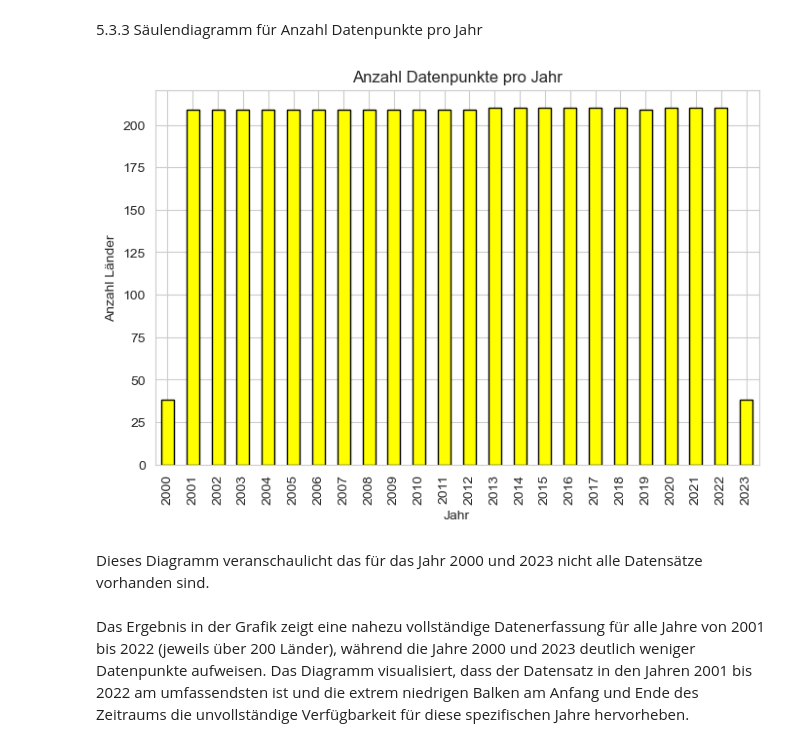
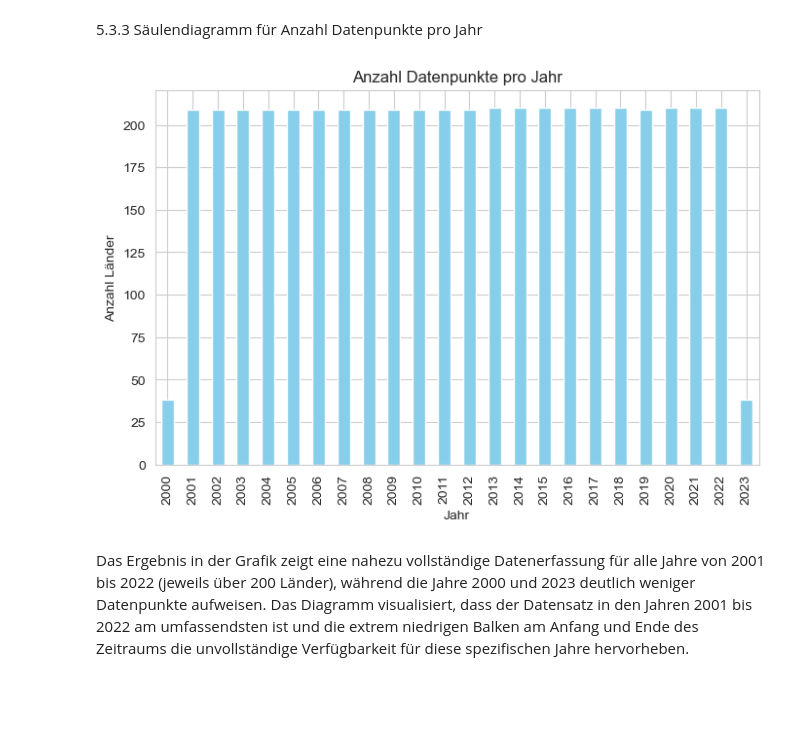
Before and after one commit to sahitero/Leisungsnachweis-2-Phyton-Sina-Eronita-Naomi, a Jupyter notebook: LN-2.ipynb, the cells around one changed output. Cells and saved outputs as stored; diff of their text form; code cells hidden in the pictures; blank space fills up the shorter version.

```diff
--- a/LN-2.ipynb
+++ b/LN-2.ipynb
@@ -896,15 +898,13 @@ plt.show()
 5.3.3 Säulendiagramm für Anzahl Datenpunkte pro Jahr
 # %%
 plt.figure(figsize=(8,5))
-df['Year'].value_counts().sort_index().plot(kind='bar', color='yellow', edgecolor='black')
+df['Year'].value_counts().sort_index().plot(kind='bar', color='skyblue')
 plt.title("Anzahl Datenpunkte pro Jahr")
 plt.xlabel("Jahr")
 plt.ylabel("Anzahl Länder")
 plt.show()
 # %% [output]
-[figure, old version]
+[figure, new version]
-# %% [markdown]
-Dieses Diagramm veranschaulicht das für das Jahr 2000 und 2023 nicht alle Datensätze vorhanden sind.
 # %%
 import matplotlib.pyplot as plt
 import pandas as pd
```
Also changed, not shown: parts of 1 cell of this notebook.
